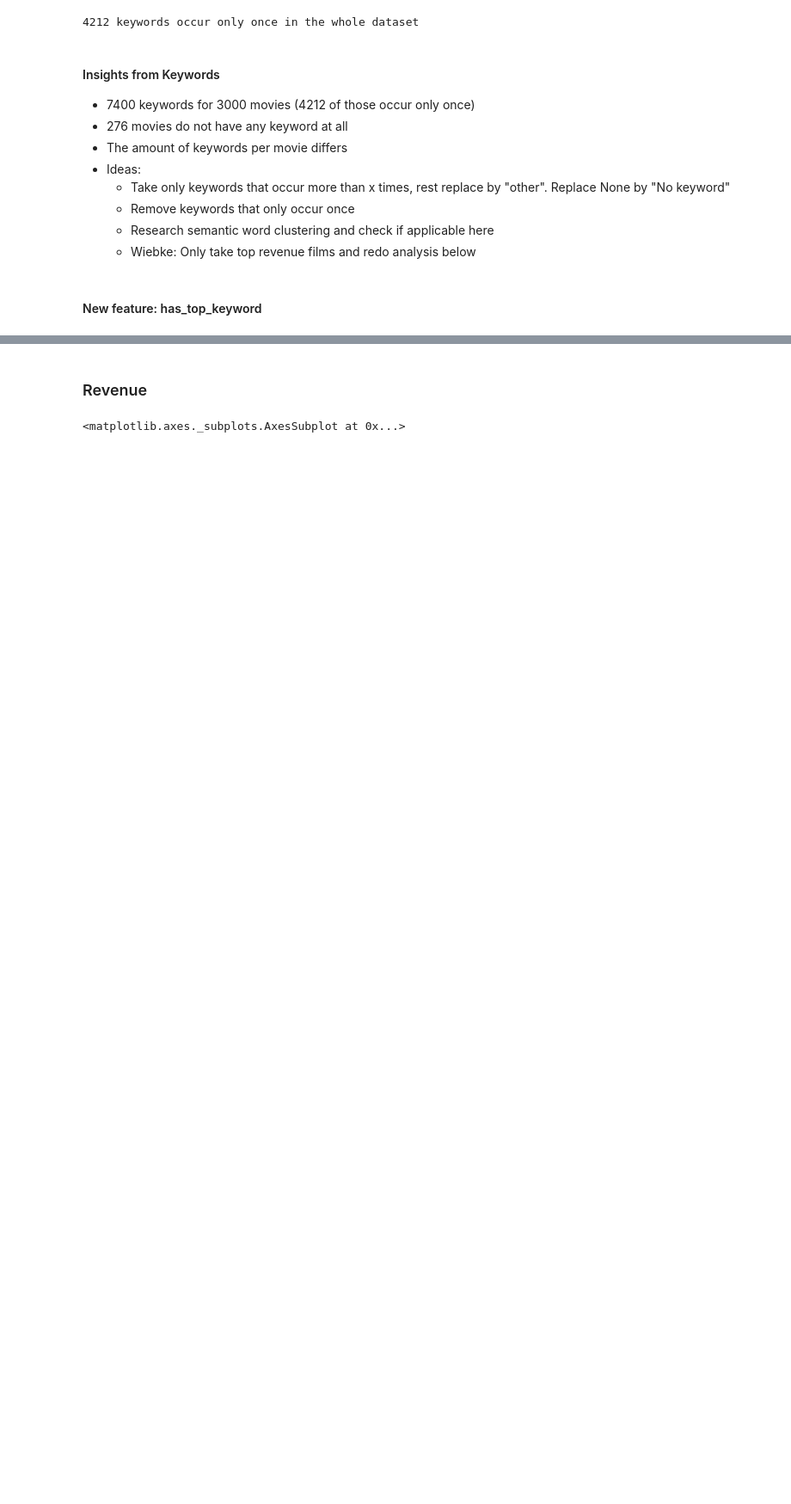
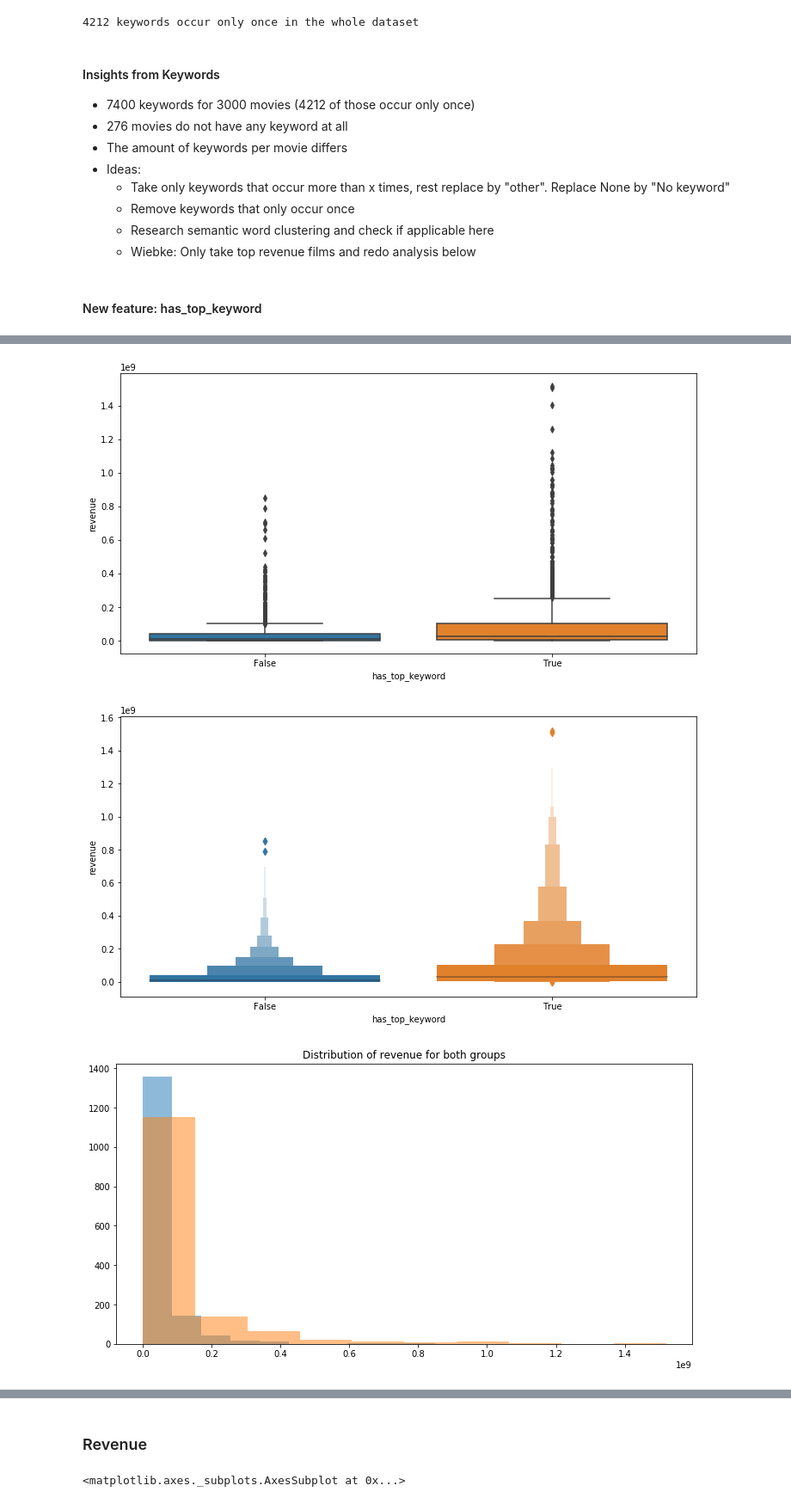
Before and after one commit to Cruzzor/BoxOffice, a Jupyter notebook: exploration_marcel.ipynb, the cells around one changed output, grey strips where cells are left out. Shown: that part at 86% size. Drawn from its saved outputs; the diff is of its cells as text; code cells hidden in the pictures; blank space fills up the shorter version.

```diff
--- a/exploration_marcel.ipynb
+++ b/exploration_marcel.ipynb
@@ -160,0 +261,7 @@ plt.show()
+# %%
+# Computing the top x most used percent of keywords without the above high_rev/low_count exotics
+df = df[df.keyword_count >= 5]
+perc_thresh = 94  # chosen so that dataset is balanced
+perc = np.percentile(df.revenue_sum, perc_thresh)
+print('Length of dataframe: {}'.format(len(df)))
+df.head()
@@ -160,0 +276,43 @@ plt.show()
+# %%
+top_keywords = list(df[df.revenue_sum >= perc].Keywords)
+
+def has_top_keyword(keyword_list):
+    if not pd.isna(keyword_list):
+        list_of_keywords = extract_names(keyword_list)
+        for keyword in list_of_keywords:
+            if keyword in top_keywords:
+                return True
+    return False
+
+copy_data = data.copy()
+copy_data['has_top_keyword'] = copy_data["Keywords"].map(has_top_keyword, na_action=None)
+
+plt.figure(figsize=(12,6))
+sns.boxplot(x='has_top_keyword', y='revenue', data=copy_data)
+plt.show()
+
+plt.figure(figsize=(12,6))
+sns.boxenplot(x='has_top_keyword', y='revenue', data=copy_data)
+plt.show()
+
+plt.figure(figsize=(12,6))
+plt.hist(x='revenue', data=copy_data[copy_data['has_top_keyword'] == False], alpha=0.5)
+plt.hist(x='revenue', data=copy_data[copy_data['has_top_keyword'] == True], alpha=0.5)
+plt.title('Distribution of revenue for both groups')
+plt.show()
+
+# Some metrics
+nr_no_top_kw = len(copy_data[copy_data['has_top_keyword'] == False])
+nr_top_kw = len(copy_data[copy_data['has_top_keyword'] == True])
+mean_no_top_kw = round(np.mean(copy_data[copy_data['has_top_keyword'] == False].revenue), 1)
+mean_top_kw = round(np.mean(copy_data[copy_data['has_top_keyword'] == True].revenue), 1)
+median_no_top_kw = round(np.median(copy_data[copy_data['has_top_keyword'] == False].revenue), 1)
+median_top_kw = round(np.median(copy_data[copy_data['has_top_keyword'] == True].revenue), 1)
+
+metrics = {'has_top_keyword': ['true', 'false'], 'movies_count': [nr_top_kw, nr_no_top_kw], 'mean_revenue': [mean_top_kw, mean_no_top_kw], 'median_revenue': [median_top_kw, median_no_top_kw]}
+metrics_df = pd.DataFrame(data=metrics)
+metrics_df.set_index('has_top_keyword')
+# %% [output]
+[figure, added]
+[figure, added]
+[figure, added]
```
Also changed, not shown: parts of 10 cells of this notebook.
